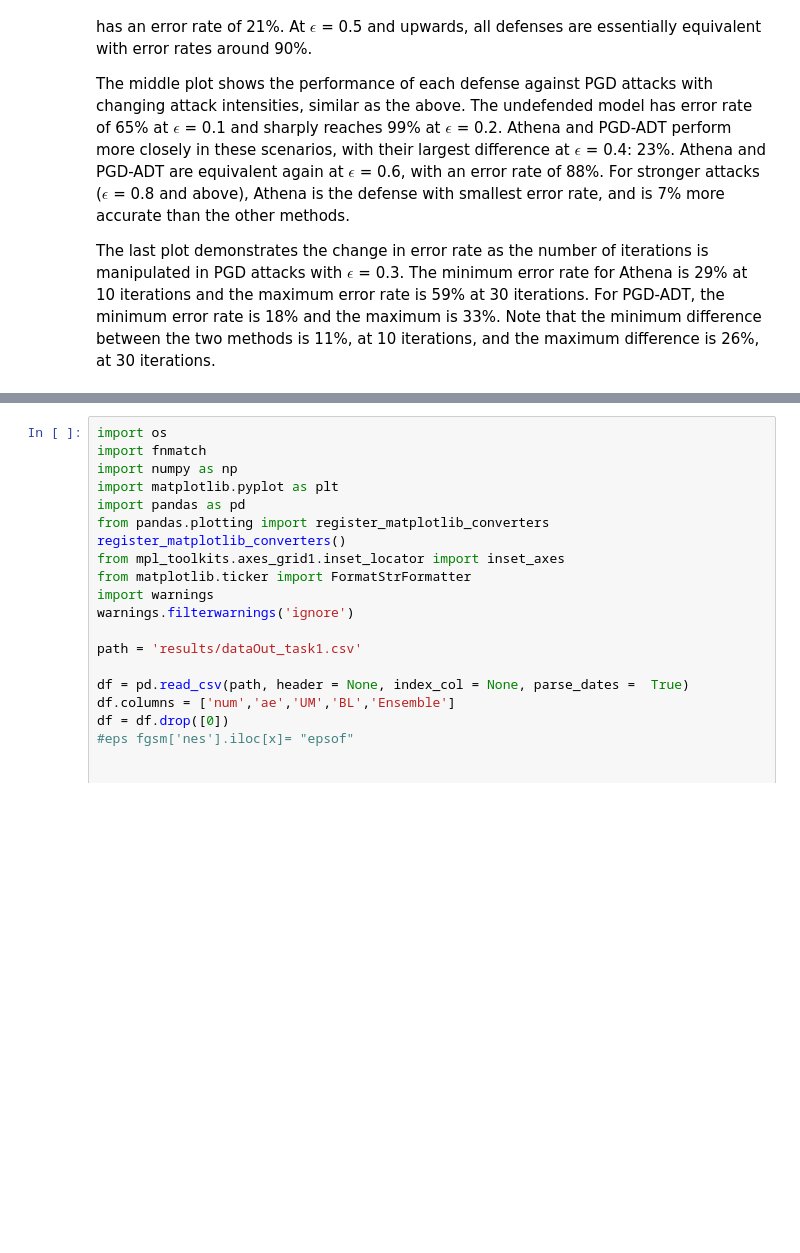
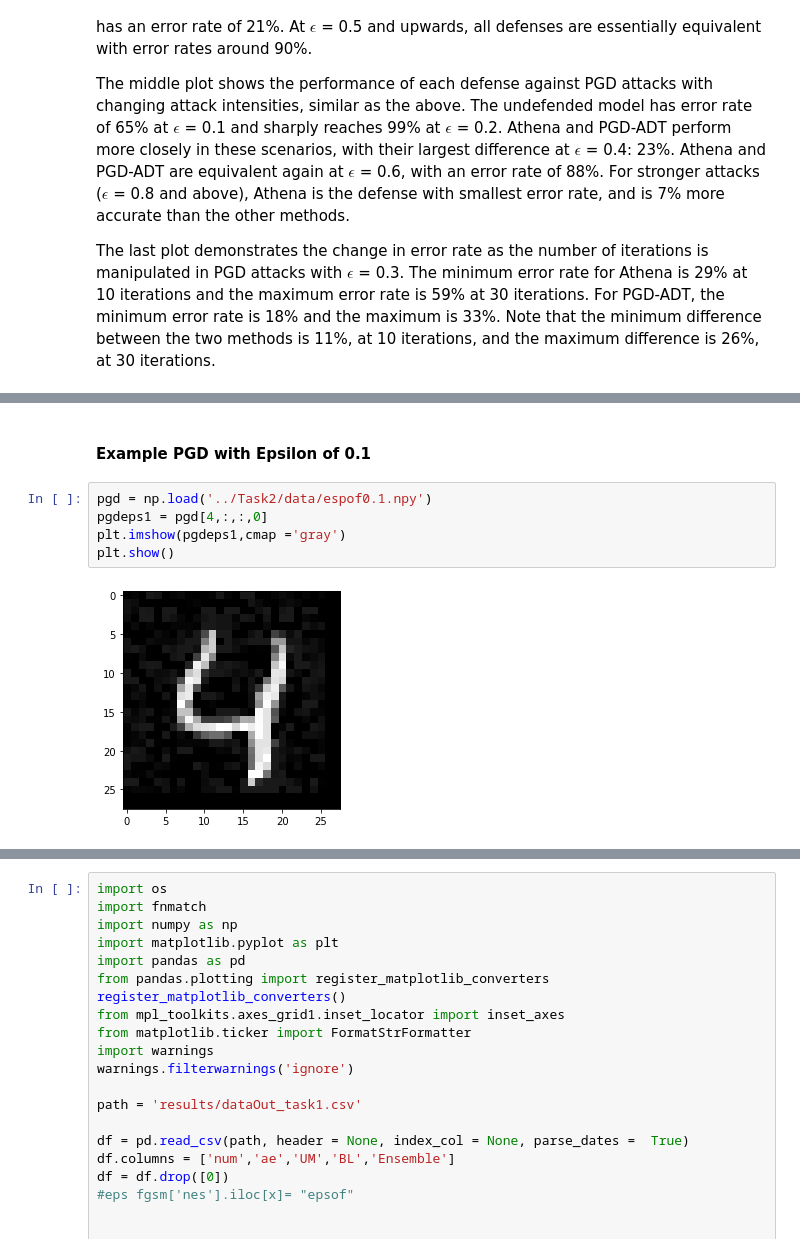
Before and after one commit to Jacob-L-Vincent/project-athena, a Jupyter notebook: Task1/Report_Task1.ipynb, the cells around one changed output, grey strips where cells are left out. Drawn from its saved outputs; the diff is of its cells as text; blank space fills up the shorter version.

```diff
--- a/Task1/Report_Task1.ipynb
+++ b/Task1/Report_Task1.ipynb
@@ -78,0 +101,9 @@ The last plot demonstrates the change in error rate as the number of iterations
+# %% [markdown]
+#### Example PGD with Epsilon of 0.1
+# %%
+pgd = np.load('../Task2/data/espof0.1.npy')
+pgdeps1 = pgd[4,:,:,0]
+plt.imshow(pgdeps1,cmap ='gray')
+plt.show()
+# %% [output]
+[figure, added]
```
Also changed, not shown: parts of 11 cells of this notebook.
